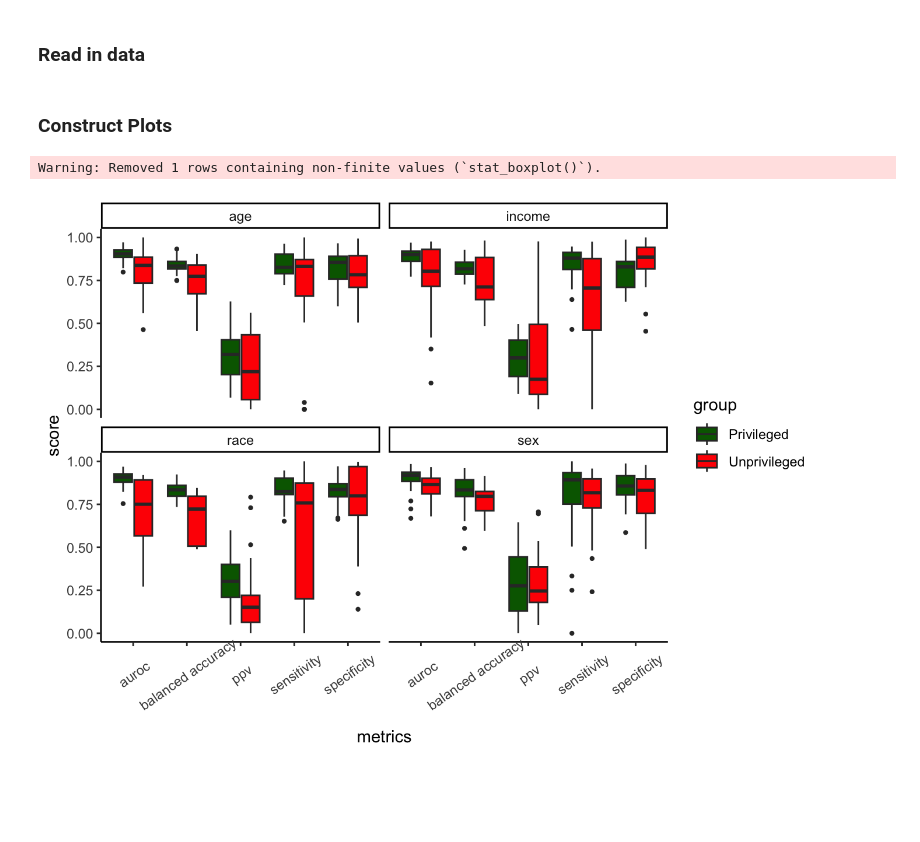
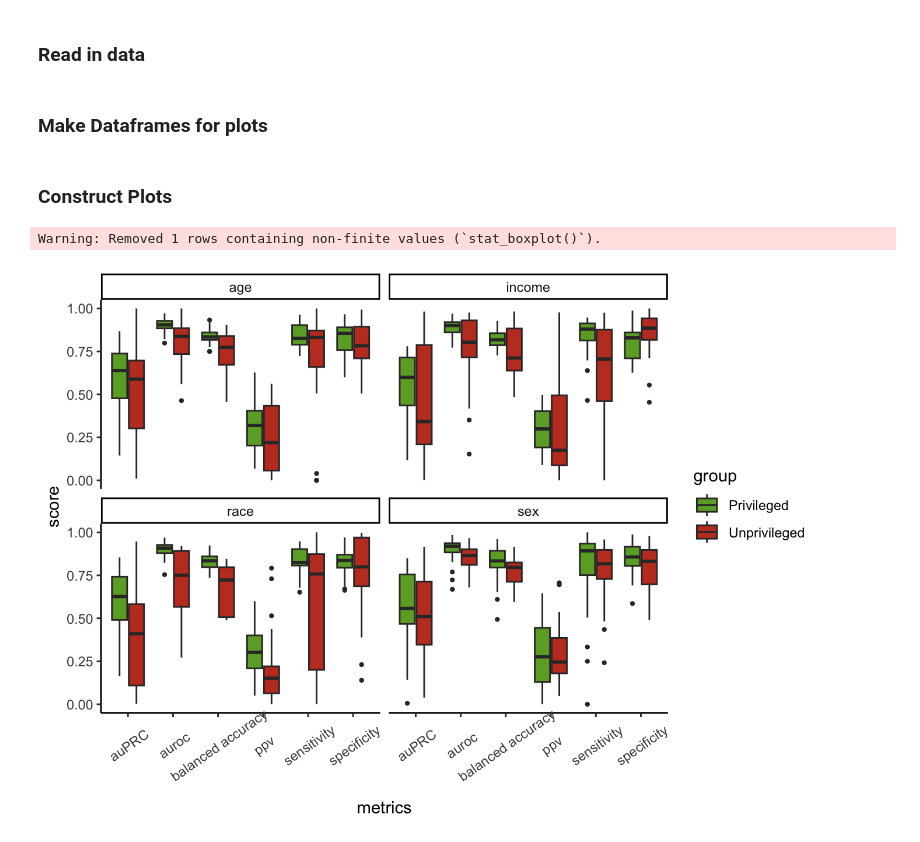
Before and after one commit to jjcurtin/study_fairema, a Jupyter notebook: notebooks/aggregated_plot.embed.ipynb, the cells around one changed output. Saved outputs shown, nothing was run; the diff lists cells and outputs as text; code cells hidden in the pictures; blank space fills up the shorter version.

```diff
--- a/notebooks/aggregated_plot.embed.ipynb
+++ b/notebooks/aggregated_plot.embed.ipynb
@@ -75,30 +75,43 @@ df_age <- read_csv(here::here(path_fairema, str_c("outer_preds_perf_", "age", "_
                                            ".csv")),
                    col_types = cols())
 df_age$attribute <- "age"
+
+df <- rbind(df_sex, df_race, df_income, df_age)
+# %% [markdown]
+### Make Dataframes for plots
+# %%
+mak_df_plot <- function(df){
+  df |>
+    filter(group != "all", n_lapses != 0) |>
+    select(-n_lapses) |>
+    pivot_longer(-c("outer_split_num", "group", "attribute"),
+               names_to = "metrics", values_to = "score") |>
+    mutate(metrics = case_when(metrics == "balaccuracy" ~ "balanced accuracy",
+                               metrics != "balaccuracy" ~ metrics),
+           group = if_else(
+             group %in% c("Female", "non_white", "below_poverty", "older"),
+             "Unprivileged",
+             "Privileged"
+           )) |>
+    mutate(metrics = if_else(metrics == "prauc", "auPRC", metrics))
+}
+# %%
+df_sex <- mak_df_plot(df_sex)
+df_race <- mak_df_plot(df_race)
+df_income <- mak_df_plot(df_income)
+df_age <- mak_df_plot(df_age)
+df <- mak_df_plot(df)
 # %% [markdown]
 ### Construct Plots
-# %%
-df <- rbind(df_sex, df_race, df_income, df_age) |>
-  filter(group != "all", n_lapses != 0) |>
-  select(-n_lapses)
 # %%
 df |>
-  pivot_longer(-c("outer_split_num", "group", "attribute"),
-               names_to = "metrics", values_to = "score") |>
-  mutate(metrics = case_when(metrics == "balaccuracy" ~ "balanced accuracy",
-                             metrics != "balaccuracy" ~ metrics),
-         group = if_else(
-           group %in% c("Female", "non_white", "below_poverty", "older"),
-           "Unprivileged",
-           "Privileged"
-         )) |>
   ggplot(aes(x = metrics, y = score, fill = group)) +
   geom_boxplot(outlier.size = .8) +
   facet_wrap(~attribute) +
-  scale_fill_manual(values = c("Privileged" = "darkgreen",
-                               "Unprivileged" = "red")) +
+  scale_fill_manual(values = c("Privileged" = "#6CAA2F",
+                               "Unprivileged" = "#C23E28")) +
   theme_classic() +
   theme(axis.text.x=element_text(angle = 35, vjust = 0.7))
 # %% [output]
 Warning: Removed 1 rows containing non-finite values (`stat_boxplot()`).
-[figure, old version]
+[figure, new version]
```
Also changed, not shown: parts of 3 cells of this notebook, 31 other files.
